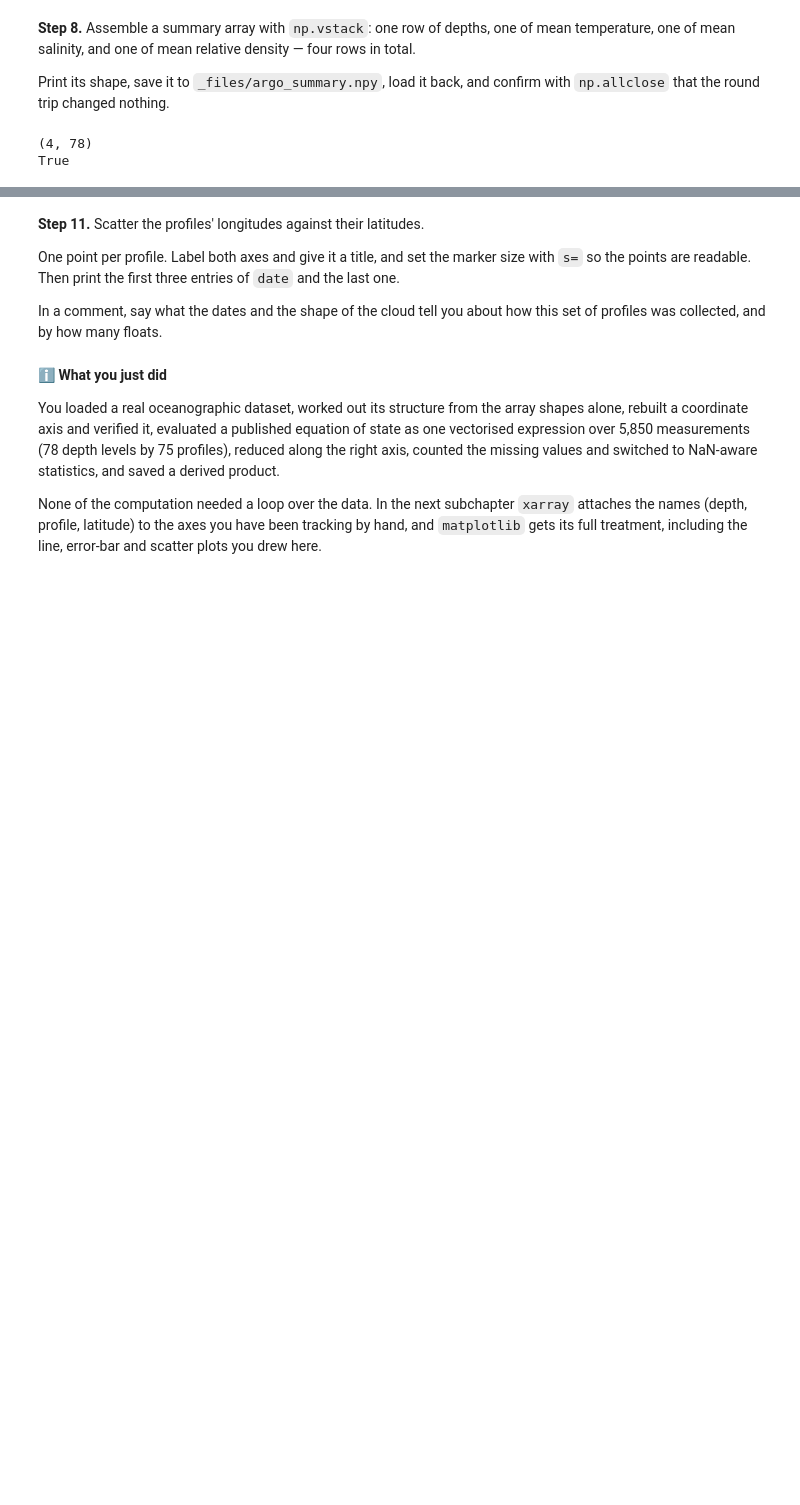
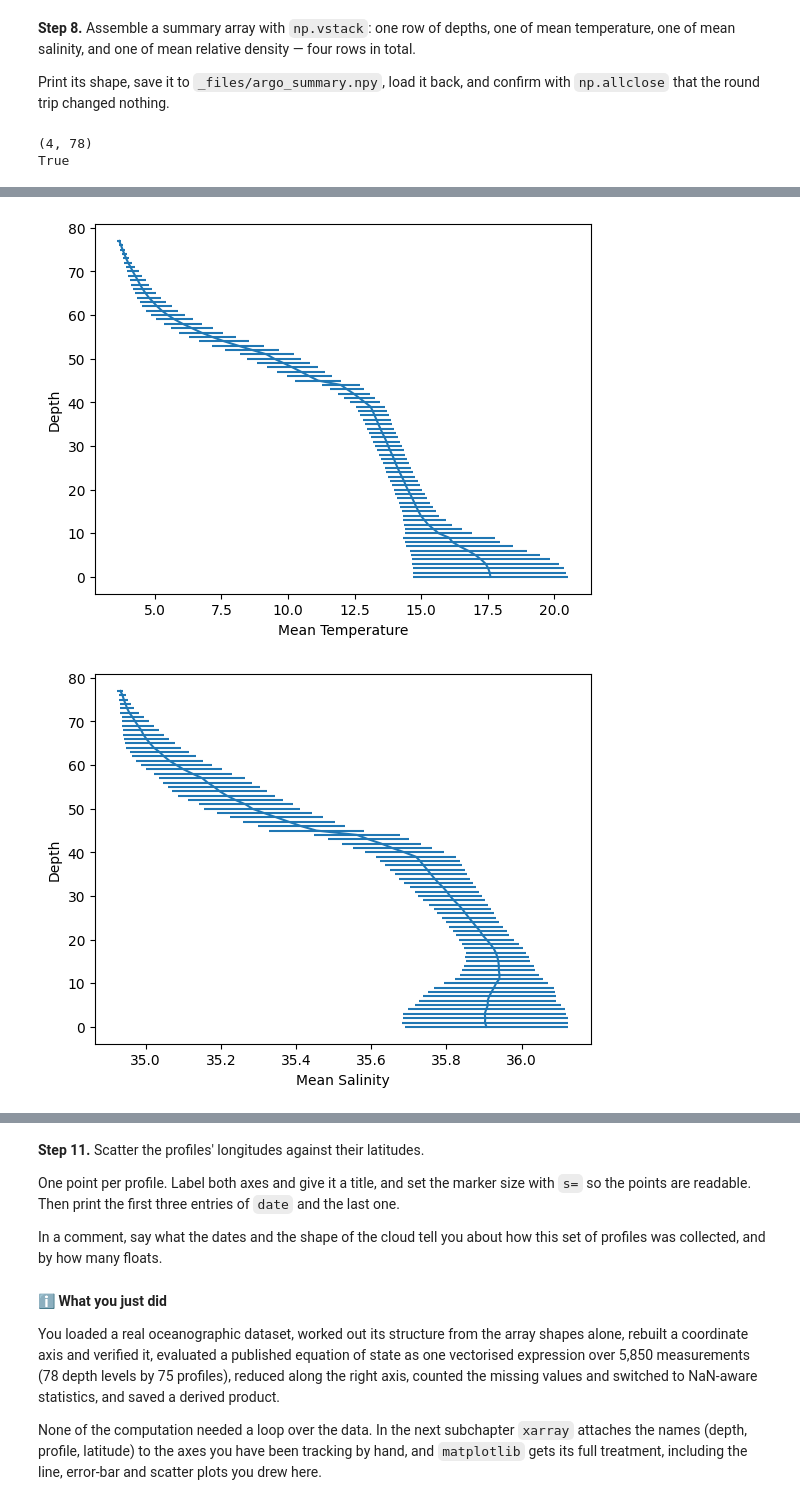
Before and after one commit to Cha-unil/2026_Intro_Python, a Jupyter notebook: live/part-I/1.3-numpy-exercises.ipynb, the cells around one changed output, grey strips where cells are left out. Drawn from its saved outputs; the diff is of its cells as text; code cells hidden in the pictures; blank space fills up the shorter version.

```diff
--- a/live/part-I/1.3-numpy-exercises.ipynb
+++ b/live/part-I/1.3-numpy-exercises.ipynb
@@ -539,24 +539,27 @@ In a comment, say what the width of the error bars tells you about how much the
 near the surface compared with at depth.
 # %%
 plt.figure(1)
-plt.plot(Mean_T, Level)
+plt.errorbar(mean_Tn, Level,xerr=std_Tn)
 plt.xlabel("Mean Temperature"), plt.ylabel("Depth")
 plt.show()
 
 plt.figure(2)
-plt.plot(Mean_T, Level)
-plt.xlabel("Mean Temperature"), plt.ylabel("Depth")
+plt.errorbar(mean_Sn, Level, xerr = std_Sn)
+plt.xlabel("Mean Salinity"), plt.ylabel("Depth")
 plt.show()
 
-plt.figure(1)
-plt.plot(Mean_T, Level)
-plt.xlabel("Mean Temperature"), plt.ylabel("Depth")
+plt.figure(3)
+plt.errorbar(mean_P, Level, xerr= std_P)
+plt.xlabel("Mean Pression"), plt.ylabel("Depth")
 plt.show()
 
-plt.figure(1)
-plt.plot(Mean_T, Level)
-plt.xlabel("Mean Temperature"), plt.ylabel("Depth")
+plt.figure(4)
+plt.errorbar(mean_relative_density, Level, xerr= std_relative_density)
+plt.xlabel("Mean "), plt.ylabel("Depth")
 plt.show()
 
 # Hint: plt.errorbar(mean_S, level, xerr=std_S)
 # Hint: use the nan-aware versions from Step 6, or every bar will be missing
+# %% [output]
+[figure, added]
+[figure, added]
```
Also changed, not shown: parts of 2 cells of this notebook.
